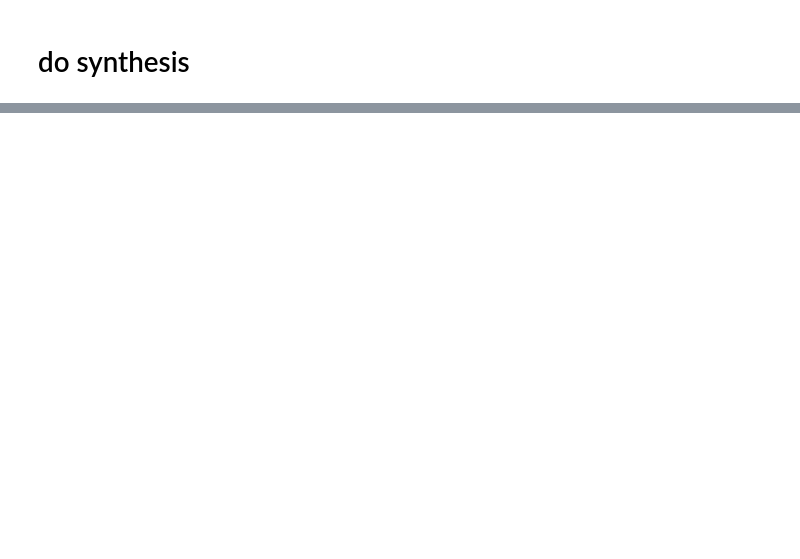
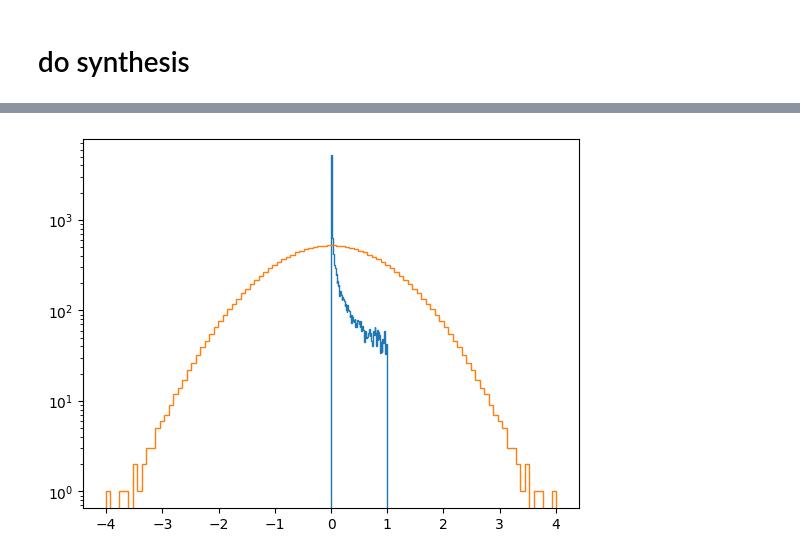
Before and after one commit to Eralys/STL_dev, a Jupyter notebook: STL_main/Certif_Healpix_Kernel_Torch/Certification_Notebook_Healpix_kernel.ipynb, the cells around one changed output, grey strips where cells are left out. Drawn from its saved outputs; the diff is of its cells as text; code cells hidden in the pictures; blank space fills up the shorter version.

Commit message:
Add gaussianise

```diff
--- a/STL_main/Certif_Healpix_Kernel_Torch/Certification_Notebook_Healpix_kernel.ipynb
+++ b/STL_main/Certif_Healpix_Kernel_Torch/Certification_Notebook_Healpix_kernel.ipynb
@@ -115,0 +124,23 @@ hp.mollview(target,nest=True,hold=False,sub=(1,2,2),cmap='plasma',title='Target'
+# %%
+import torch
+from STL_utils import Gaussianise
+
+# Example reference data (very non-linear distribution)
+x_ref = torch.rand(1, 1, 128, 128) ** 4  # heavy skew
+
+# Build Gaussianiser from reference
+g = Gaussianise(x_ref)
+
+# 1) Gaussianise some data (same distribution, any shape)
+x = x_ref.clone()  # e.g. your field
+z = g.forward(x)   # or g(x)
+
+# 2) Invert back to original amplitude space
+x_rec = g.invert(z)
+
+# Check reconstruction error (should be small if z not too far from Gaussian)
+plt.hist(x_ref.cpu().numpy().flatten(),histtype='step',bins=100)
+plt.hist(z.cpu().numpy().flatten(),histtype='step',bins=100)
+plt.yscale('log')
+# %% [output]
+[figure, added]
```
Also changed, not shown: parts of 7 cells of this notebook, 3 other files.
